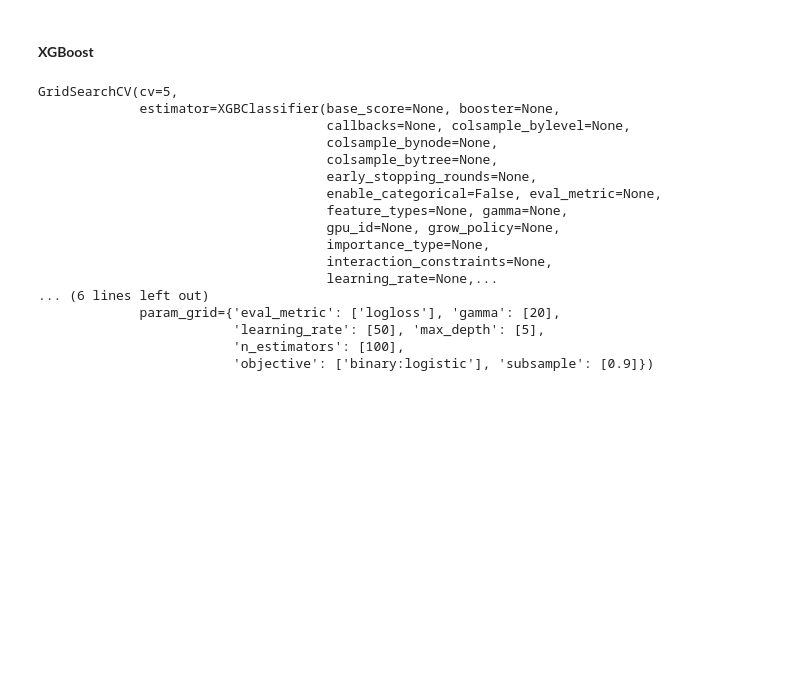
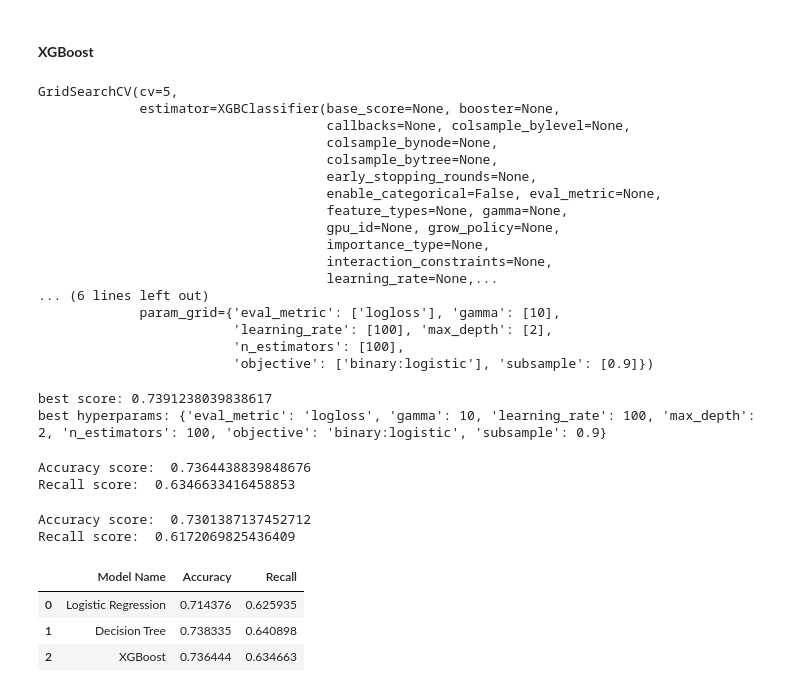
Before and after one commit to Emilly-Njue/Spaceship-Titanic, a Jupyter notebook: spaceship.ipynb, the cells around one changed output. Saved outputs shown, nothing was run; the diff lists cells and outputs as text; code cells hidden in the pictures; blank space fills up the shorter version.

Commit message:
xgboost accuracy

```diff
--- a/spaceship.ipynb
+++ b/spaceship.ipynb
@@ -606,3 +606,8 @@ accuracy_recall(grid)
 # %% [output]
 Accuracy score:  0.71437578814628
 Recall score:  0.6259351620947631
+# %%
+# Without parameters
+logreg = LogisticRegression()
+logreg.fit(X_train, y_train)
+accuracy_recall(logreg)
@@ -646,3 +654,8 @@ accuracy_recall(decision_treee_grid)
 # %% [output]
 Accuracy score:  0.7383354350567465
 Recall score:  0.6408977556109726
+# %%
+# Without parameters
+clf = DecisionTreeClassifier()
+clf.fit(X_train,y_train)
+accuracy_recall(clf)
@@ -659,9 +675,9 @@ import xgboost as xgb
 
 xgboost_params = {
     'n_estimators': [100],
-    'max_depth': [5],
-    'learning_rate': [50],
-    'gamma': [20],
+    'max_depth': [2],
+    'learning_rate': [100],
+    'gamma': [10],
     'subsample': [0.9],
     'objective': ['binary:logistic'],
     'eval_metric': ['logloss'],
@@ -686,7 +702,59 @@ GridSearchCV(cv=5,
                                      interaction_constraints=None,
                                      learning_rate=None,...
 ... (6 lines left out)
-             param_grid={'eval_metric': ['logloss'], 'gamma': [20],
-                         'learning_rate': [50], 'max_depth': [5],
+             param_grid={'eval_metric': ['logloss'], 'gamma': [10],
+                         'learning_rate': [100], 'max_depth': [2],
                          'n_estimators': [100],
                          'objective': ['binary:logistic'], 'subsample': [0.9]})
+# %%
+best_score_params(xgboost_grid)
+# %% [output]
+best score: 0.7391238039838617
+best hyperparams: {'eval_metric': 'logloss', 'gamma': 10, 'learning_rate': 100, 'max_depth': 2, 'n_estimators': 100, 'objective': 'binary:logistic', 'subsample': 0.9}
+# %%
+accuracy_recall(xgboost_grid)
+# %% [output]
+Accuracy score:  0.7364438839848676
+Recall score:  0.6346633416458853
+# %%
+# Without parameters
+xgbc = xgb.XGBClassifier()
+xgbc.fit(X_train, y_train)
+accuracy_recall(xgbc)
+# %% [output]
+Accuracy score:  0.7301387137452712
+Recall score:  0.6172069825436409
+# %%
+logistic_regression = grid
+decision_tree = decision_treee_grid
+xgboost = xgboost_grid
+
+# Create a list of the models
+models = [logistic_regression, decision_tree, xgboost]
+
+# Create lists to store accuracy and recall values
+accuracy_values = []
+recall_values = []
+
+# Calculate accuracy and recall for each model and store the results
+for model in models:
+    y_pred = model.predict(X_test)
+    accuracy = accuracy_score(y_test, y_pred)
+    recall = recall_score(y_test, y_pred)
+    accuracy_values.append(accuracy)
+    recall_values.append(recall)
+
+# Create a DataFrame
+model_names = ['Logistic Regression', 'Decision Tree', 'XGBoost']
+model_results = {
+    'Model Name': model_names,
+    'Accuracy': accuracy_values,
+    'Recall': recall_values
+}
+results_df = pd.DataFrame(model_results)
+results_df
+# %% [output]
+|  | Model Name | Accuracy | Recall |
+| 0 | Logistic Regression | 0.714376 | 0.625935 |
+| 1 | Decision Tree | 0.738335 | 0.640898 |
+| 2 | XGBoost | 0.736444 | 0.634663 |
```
Also changed, not shown: parts of 4 cells of this notebook.
